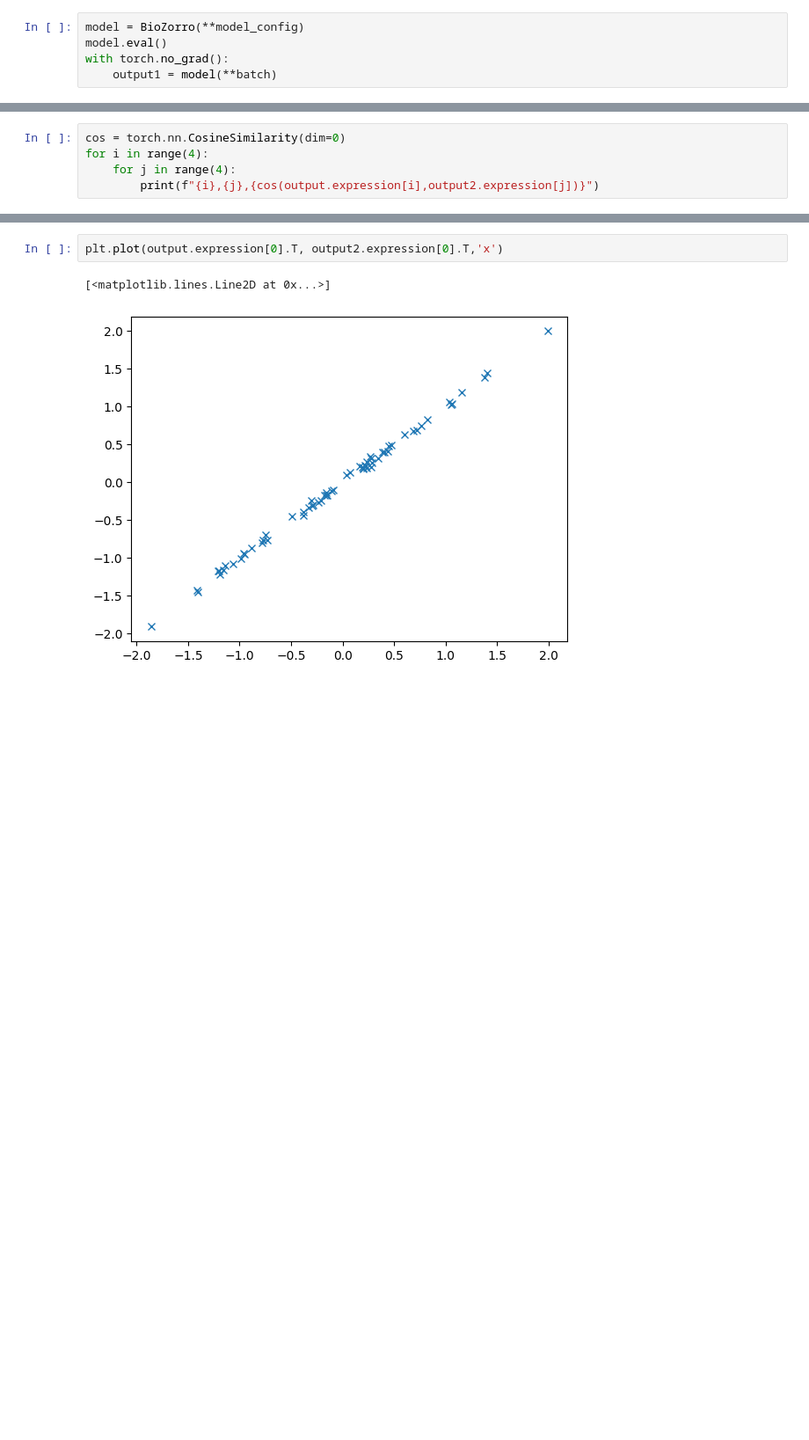
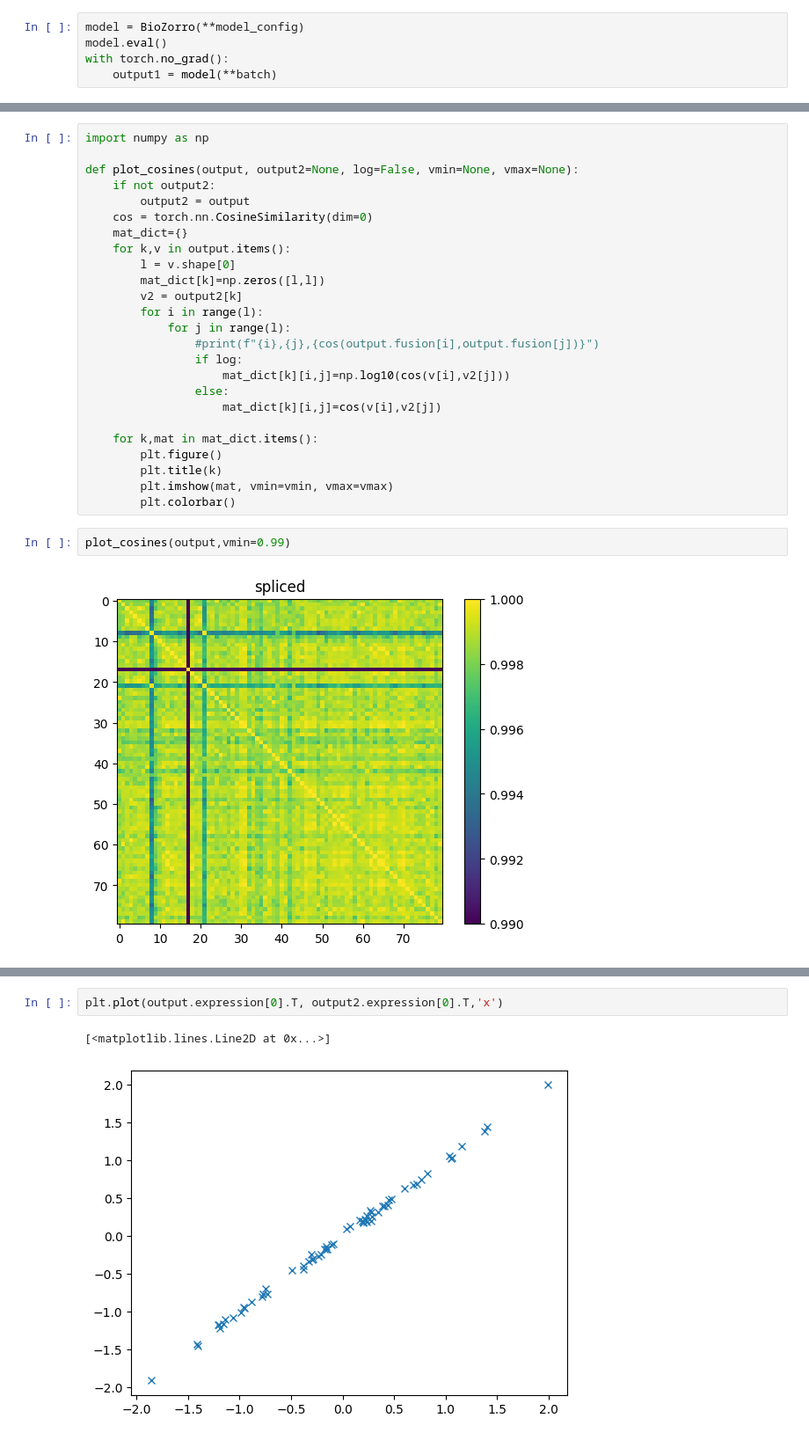
Before and after one commit to josiahbjorgaard/mca-paper, a Jupyter notebook: ModelPrototyping.ipynb, the cells around one changed output, grey strips where cells are left out. Shown at 88% size. Saved outputs shown, nothing was run; the diff lists cells and outputs as text; blank space fills up the shorter version.

```diff
--- a/ModelPrototyping.ipynb
+++ b/ModelPrototyping.ipynb
@@ -226,5 +296,0 @@ torch.Size([4, 64])
-# %%
-cos = torch.nn.CosineSimilarity(dim=0)
-for i in range(4):
-    for j in range(4):
-        print(f"{i},{j},{cos(output.expression[i],output2.expression[j])}")
@@ -247,0 +316,29 @@ for i in range(4):
+# %%
+import numpy as np
+
+def plot_cosines(output, output2=None, log=False, vmin=None, vmax=None):
+    if not output2:
+        output2 = output
+    cos = torch.nn.CosineSimilarity(dim=0)
+    mat_dict={}
+    for k,v in output.items():
+        l = v.shape[0]
+        mat_dict[k]=np.zeros([l,l])
+        v2 = output2[k]
+        for i in range(l):
+            for j in range(l):
+                #print(f"{i},{j},{cos(output.fusion[i],output.fusion[j])}")
+                if log:
+                    mat_dict[k][i,j]=np.log10(cos(v[i],v2[j]))
+                else:
+                    mat_dict[k][i,j]=cos(v[i],v2[j])
+
+    for k,mat in mat_dict.items():
+        plt.figure()
+        plt.title(k)
+        plt.imshow(mat, vmin=vmin, vmax=vmax)
+        plt.colorbar()
+# %%
+plot_cosines(output,vmin=0.99)
+# %% [output]
+[figure, added]
```
Also changed, not shown: parts of 21 cells of this notebook, 2 other files.
